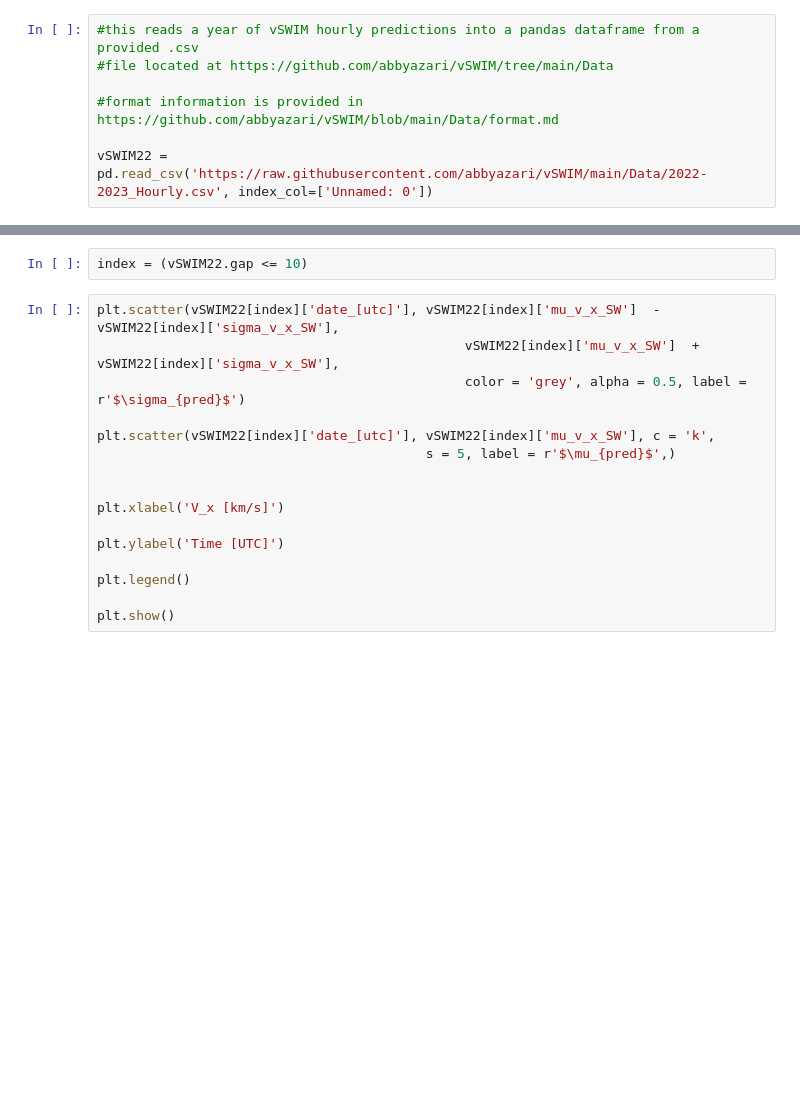
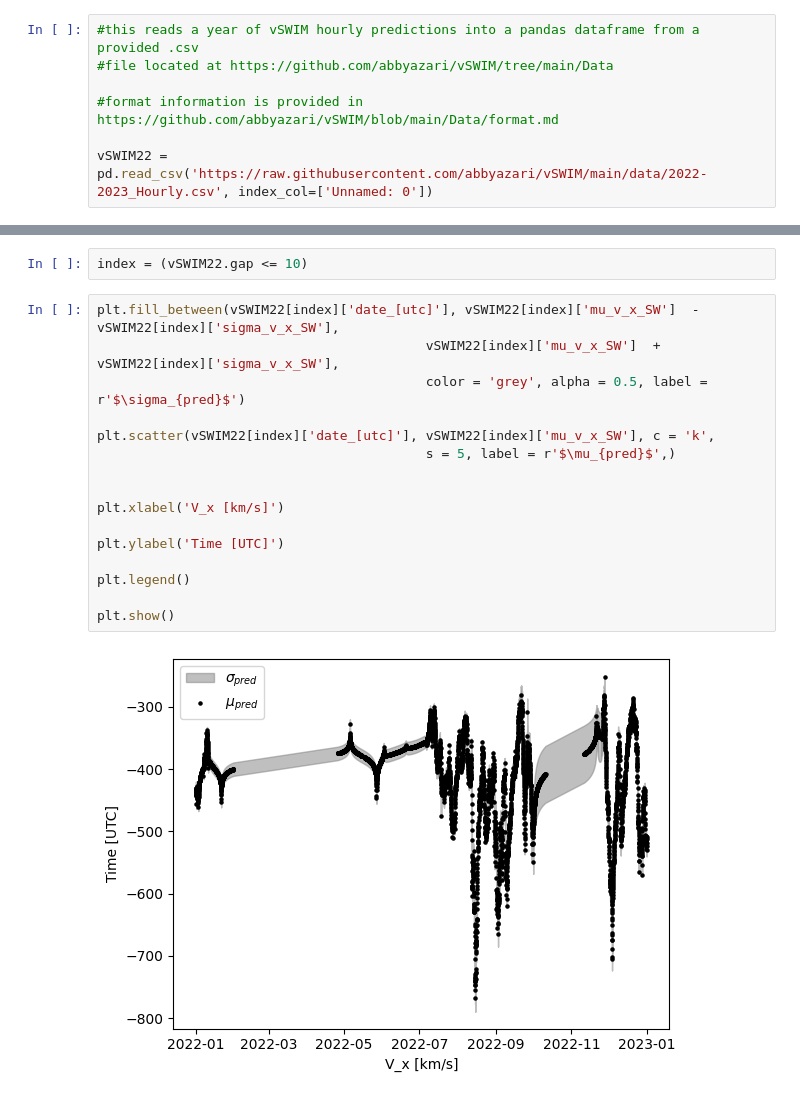
Before and after one commit to abbyazari/vSWIM, a Jupyter notebook: readDataTutorial.ipynb, the cells around one changed output, grey strips where cells are left out. Saved outputs shown, nothing was run; the diff lists cells and outputs as text; blank space fills up the shorter version.

```diff
--- a/readDataTutorial.ipynb
+++ b/readDataTutorial.ipynb
@@ -19,7 +19,7 @@ import pandas            as pd
 
 #format information is provided in https://github.com/abbyazari/vSWIM/blob/main/Data/format.md
 
-vSWIM22 = pd.read_csv('https://raw.githubusercontent.com/abbyazari/vSWIM/main/Data/2022-2023_Hourly.csv', index_col=['Unnamed: 0'])
+vSWIM22 = pd.read_csv('https://raw.githubusercontent.com/abbyazari/vSWIM/main/data/2022-2023_Hourly.csv', index_col=['Unnamed: 0'])
 # %%
 #convert datetime to pd.timestamp
 vSWIM22['date_[utc]'] = pd.to_datetime(vSWIM22['date_[utc]'])
@@ -62,18 +67,20 @@ This is an extreme case of missing solar wind data from the original dataset. It
 # %%
 index = (vSWIM22.gap <= 10)
 # %%
-plt.scatter(vSWIM22[index]['date_[utc]'], vSWIM22[index]['mu_v_x_SW']  - vSWIM22[index]['sigma_v_x_SW'],
-                                               vSWIM22[index]['mu_v_x_SW']  + vSWIM22[index]['sigma_v_x_SW'],
-                                               color = 'grey', alpha = 0.5, label = r'$\sigma_{pred}$')
+plt.fill_between(vSWIM22[index]['date_[utc]'], vSWIM22[index]['mu_v_x_SW']  - vSWIM22[index]['sigma_v_x_SW'],
+                                          vSWIM22[index]['mu_v_x_SW']  + vSWIM22[index]['sigma_v_x_SW'],
+                                          color = 'grey', alpha = 0.5, label = r'$\sigma_{pred}$')
 
 plt.scatter(vSWIM22[index]['date_[utc]'], vSWIM22[index]['mu_v_x_SW'], c = 'k',
                                           s = 5, label = r'$\mu_{pred}$',)
 
 
 plt.xlabel('V_x [km/s]')
 
 plt.ylabel('Time [UTC]')
 
 plt.legend()
 
 plt.show()
+# %% [output]
+[figure, added]
```
Also changed, not shown: parts of 2 cells of this notebook.
